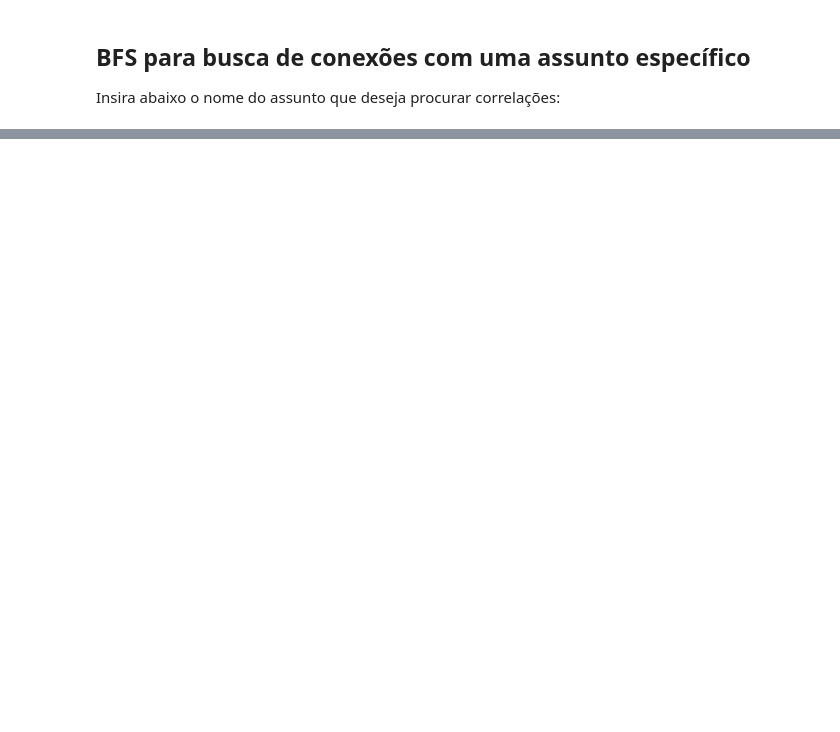
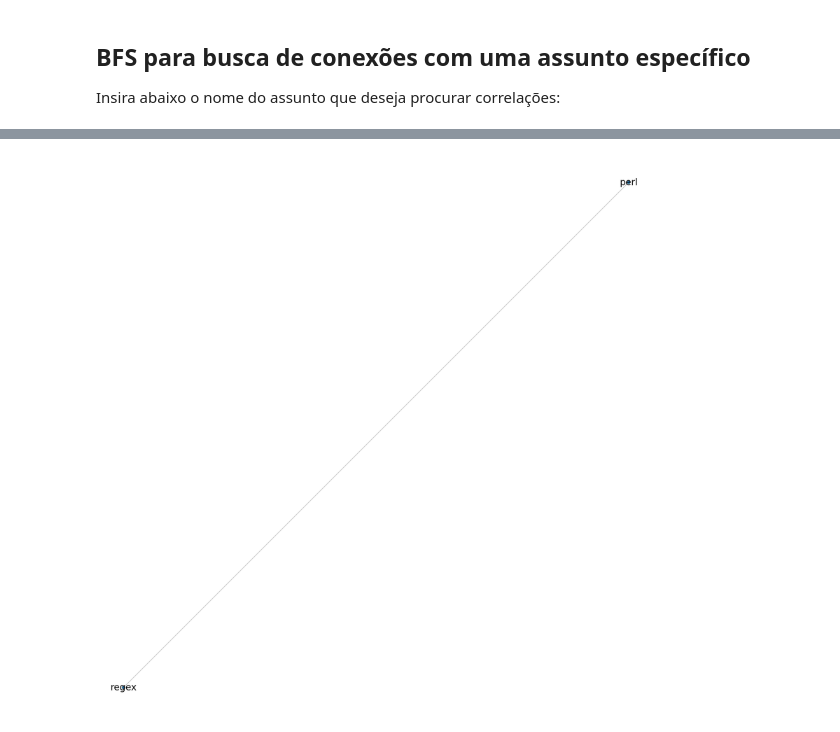
Before and after one commit to projeto-de-algoritmos/Grafos1_StackOverflowNetwork, a Jupyter notebook: notebooks/StackOverflowNetwork.ipynb, the cells around one changed output, grey strips where cells are left out. Drawn from its saved outputs; the diff is of its cells as text; code cells hidden in the pictures; blank space fills up the shorter version.

```diff
--- a/notebooks/StackOverflowNetwork.ipynb
+++ b/notebooks/StackOverflowNetwork.ipynb
@@ -72,15 +77,20 @@ asp.net
 # %%
+result_graph = nx.Graph()
 def BFS(G, target):
     visited = []
     queue = []
     queue.append(target)
     visited.append(target)
+    layer = 0
     while queue:
         u = queue.pop(0)
+        result_graph.add_node(u, group=layer, nodesize=10)
+        layer += 1
         for v in G[u]:
             if v['node'] not in visited:
+                #print(v['node'])
                 queue.append(v['node'])
                 visited.append(v['node'])
-    print(visited)
+                result_graph.add_edge(u, v['node'])
 # %%
 BFS(graph, target)
@@ -88,0 +97,9 @@ BFS(graph, target)
+# %%
+plt.figure(figsize=(25,25))
+sizes = [100 for node in result_graph]
+nx.draw(result_graph, node_size=sizes, pos=nx.spring_layout(result_graph, k=0.5, iterations=50), **options)
+ax = plt.gca()
+ax.collections[0].set_edgecolor("#555555")
+plt.show()
+# %% [output]
+[figure, added]
```
Also changed, not shown: parts of 5 cells of this notebook, 1 other file.
